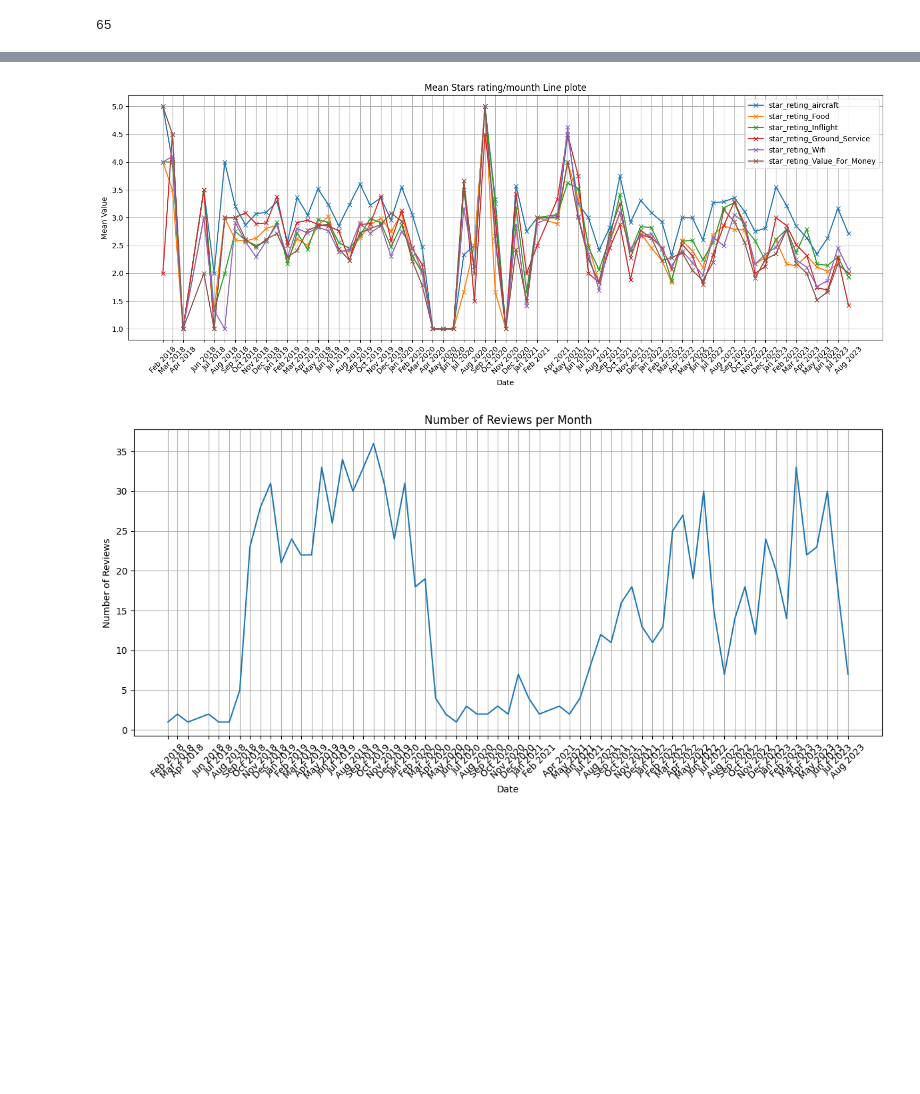
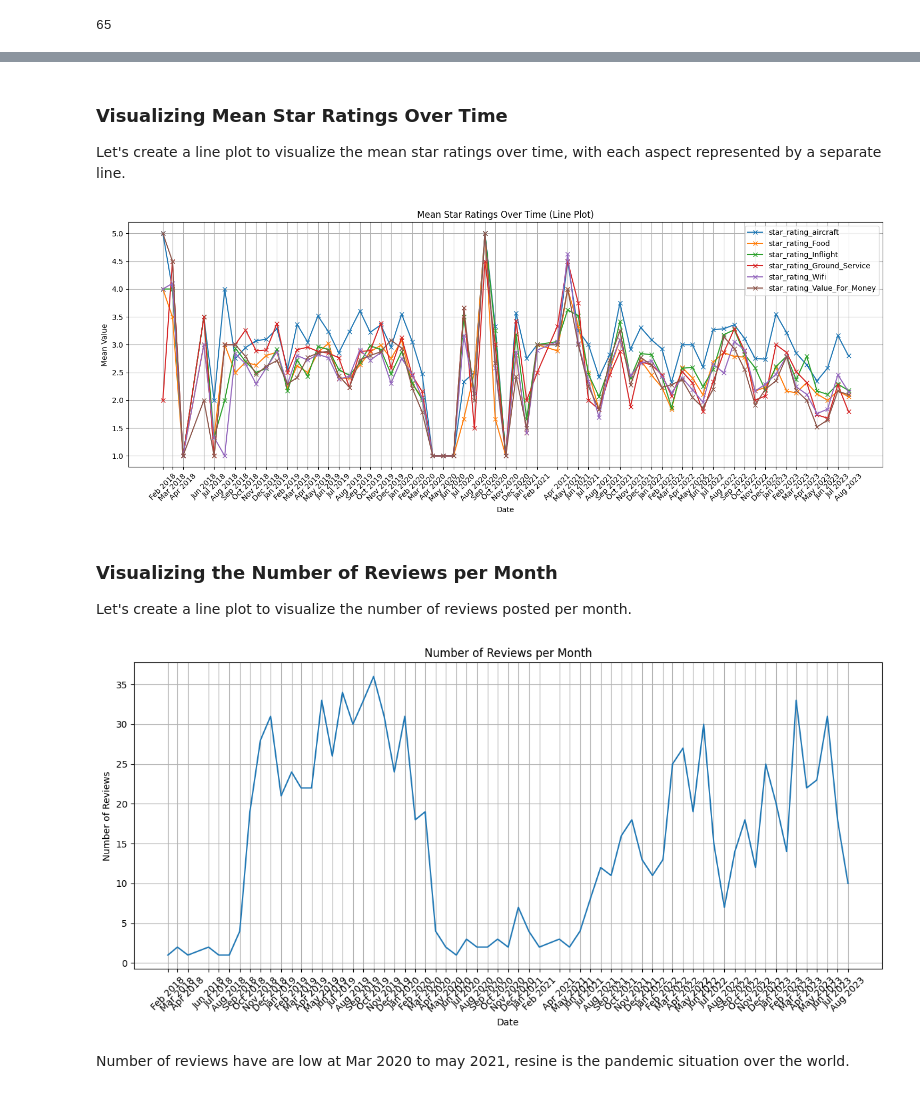
Before and after one commit to codewithawr/British-Airways-Projects, a Jupyter notebook: Task-1-Web scraping/getting_started.ipynb, the cells around one changed output, grey strips where cells are left out. Drawn from its saved outputs; the diff is of its cells as text; code cells hidden in the pictures; blank space fills up the shorter version.

```diff
--- a/Task-1-Web scraping/getting_started.ipynb
+++ b/Task-1-Web scraping/getting_started.ipynb
@@ -101,14 +132,18 @@ reviews.insert(8, 'To', split_route[1])
 # %%
+# Define a function to extract the verification status from the review text
 def extract_verification(text):
     if '✅ Trip Verified | ' in text:
-        return 1, text.replace('✅ Trip Verified | ', '')
+        return 1, text.replace('✅ Trip Verified | ', '')  # Return 1 for verified and remove the prefix
     elif 'Not Verified | ' in text:
-        return 0, text.replace('Not Verified | ', '')
+        return 0, text.replace('Not Verified | ', '')  # Return 0 for not verified and remove the prefix
     else:
-        return None, text
+        return None, text  # Return None if verification status is not found
 
-reviews.insert(3, 'Verified', reviews['text_reviow'].apply(lambda x: extract_verification(x)[0]))
-reviews['text_reviow'] = reviews['text_reviow'].apply(lambda x: extract_verification(x)[1])
+# Apply the 'extract_verification' function to create a new 'Verified' column
+reviews.insert(3, 'Verified', reviews['text_review'].apply(lambda x: extract_verification(x)[0]))
+
+# Update the 'text_reviow' column with the cleaned review text
+reviews['text_reviow'] = reviews['text_review'].apply(lambda x: extract_verification(x)[1])
 # %%
 reviews['recommended'] = reviews['recommended'].replace({'yes': 1, 'no': 0})
 # %% [markdown]
@@ -127,7 +166,13 @@ reviews.head()
 # %%
-stars_columns = ['star_reting_aircraft',	'star_reting_Food', 'star_reting_Inflight',	'star_reting_Ground_Service',	'star_reting_Wifi',	'star_reting_Value_For_Money']
+# Define the columns containing star ratings
+stars_columns = reviews.columns[list(range(12, 18))]
+
+# Print the columns with star ratings
+print(stars_columns)
+
+# Define a function to fill NaN values with the row mean
 def fill_nan_with_row_mean(row):
     return row.fillna(row.mean())
 
-# Apply the function to each row
+# Apply the 'fill_nan_with_row_mean' function to each row in the star rating columns
 reviews[stars_columns] = reviews[stars_columns].apply(fill_nan_with_row_mean, axis=1)
@@ -239,28 +313,43 @@ mean_stars_on_date_flown
+# %% [markdown]
+### Visualizing Mean Star Ratings Over Time
+
+Let's create a line plot to visualize the mean star ratings over time, with each aspect represented by a separate line.
 # %%
 mean_star_ration = plt
+
+# Create a figure for the plot with a specified figsize
 mean_star_ration.figure(figsize=(15, 6))
 
+# Iterate through each star rating column and plot it as a line
 for column_name in mean_stars_on_date_flown.columns:
     mean_star_ration.plot(mean_stars_on_date_flown.index, mean_stars_on_date_flown[column_name], '-x', label=column_name)
 
+
 mean_star_ration.xlabel('Date')
 mean_star_ration.ylabel('Mean Value')
-mean_star_ration.title('Mean Stars rating/mounth Line plote')
+mean_star_ration.title('Mean Star Ratings Over Time (Line Plot)')
 mean_star_ration.legend()
 mean_star_ration.grid(True)
+mean_star_ration.xticks(mean_stars_on_date_flown.index, mean_stars_on_date_flown.index.strftime('%b %Y'), rotation=45)
 
-# Set the x-axis ticks and labels to be months
-mean_star_ration.xticks(mean_stars_on_date_flown.index, mean_stars_on_date_flown.index.strftime('%b %Y'), rotation=45) # type: ignore
-
+# Ensure the plot layout is tight
 mean_star_ration.tight_layout()
 # %% [output]
-[figure, old version]
+[figure, new version]
+# %% [markdown]
+### Visualizing the Number of Reviews per Month
+
+Let's create a line plot to visualize the number of reviews posted per month.
 # %%
 ploting_no_reviews_mounth = plt
+
+# Create a figure for the plot with a specified figsize
+ploting_no_reviews_mounth.figure(figsize=(12, 6))
+
+# Calculate the number of reviews posted per month
 reviews_count_per_month = reviews.groupby('Date_Flown')['name'].count()
 
-ploting_no_reviews_mounth.figure(figsize=(12, 6))
-
+# Plot the number of reviews per month
 ploting_no_reviews_mounth.plot(reviews_count_per_month.index, reviews_count_per_month, '')
 
 ploting_no_reviews_mounth.xlabel('Date')
@@ -268,13 +357,18 @@ ploting_no_reviews_mounth.ylabel('Number of Reviews')
 ploting_no_reviews_mounth.title('Number of Reviews per Month')
 ploting_no_reviews_mounth.grid(True)
 
-# Set the x-axis ticks and labels to be months
+# Set the x-axis ticks and labels to be in the format 'Month Year'
 ploting_no_reviews_mounth.xticks(reviews_count_per_month.index, reviews_count_per_month.index.strftime('%b %Y'), rotation=45)
 
+# Ensure the plot layout is tight
 ploting_no_reviews_mounth.tight_layout()
+
+# Show the plot
 ploting_no_reviews_mounth.show()
 # %% [output]
-[figure, old version]
+[figure, new version]
+# %% [markdown]
+Number of reviews have are low at Mar 2020 to may 2021, resine is the pandemic situation over the world.
 # %%
 reviews.shape
 # %% [output]
```
Also changed, not shown: parts of 25 cells of this notebook.
